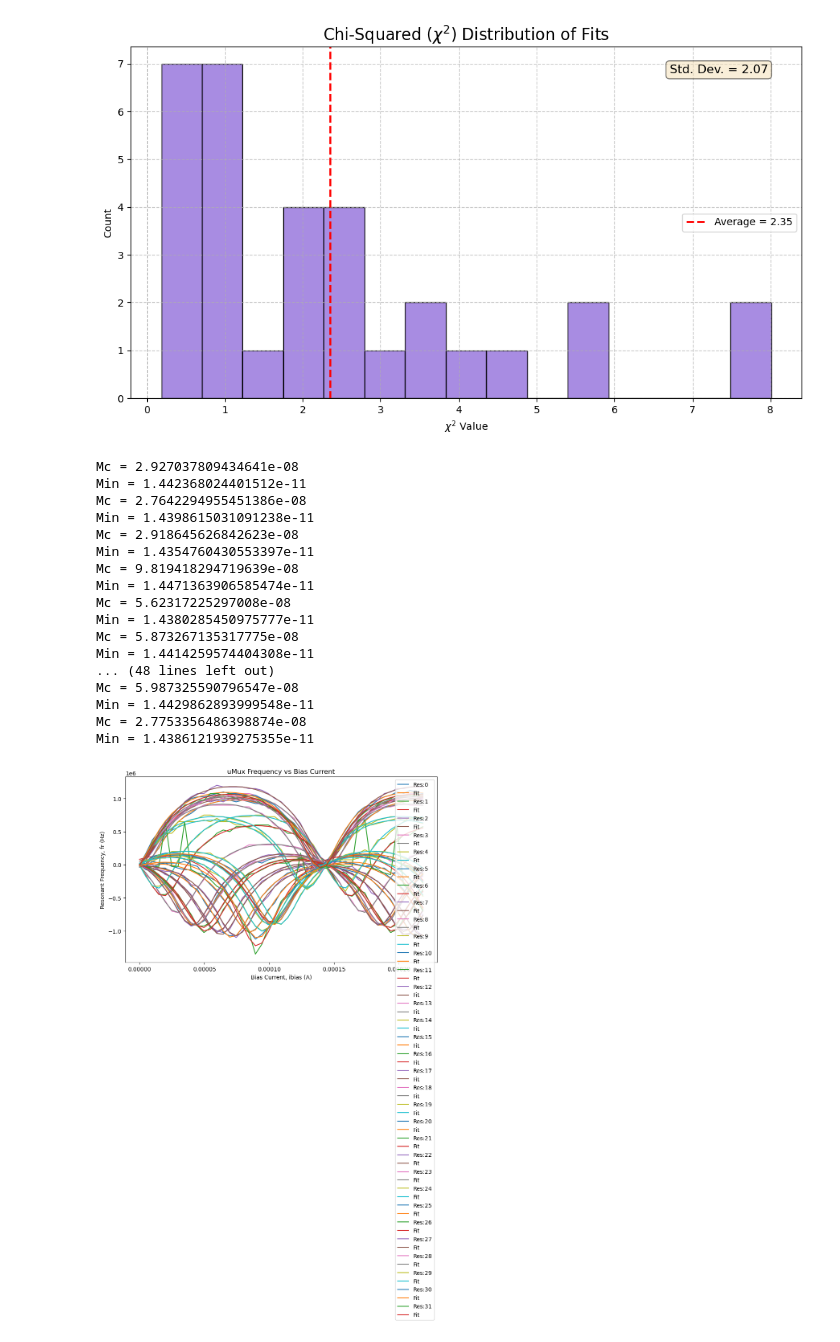
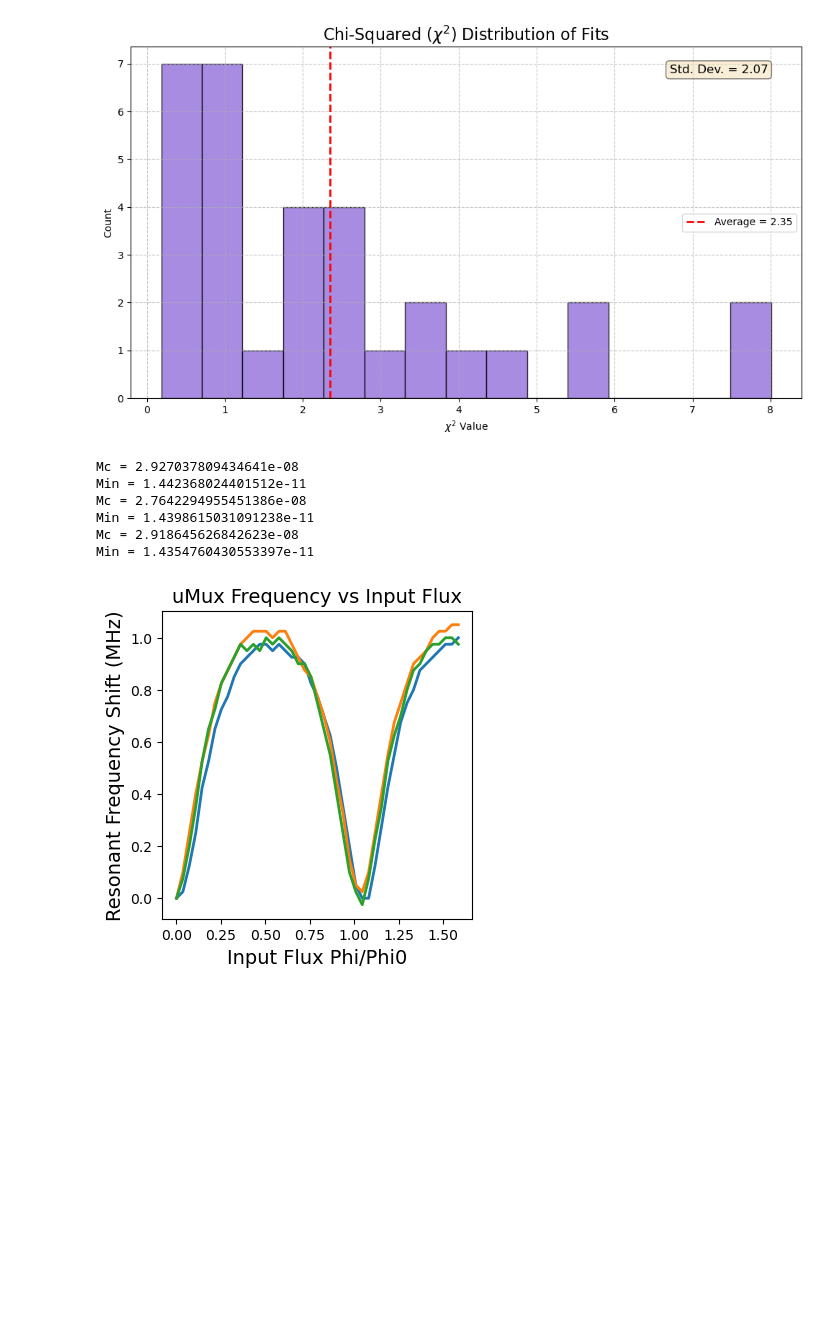
Before and after one commit to QTSF-Mines/Microwave-Multiplexing, a Jupyter notebook: resonator_fitting/NIST_resonators_Mines/NIST_umux.ipynb, the cells around one changed output. Drawn from its saved outputs; the diff is of its cells as text; code cells hidden in the pictures; blank space fills up the shorter version.

```diff
--- a/resonator_fitting/NIST_resonators_Mines/NIST_umux.ipynb
+++ b/resonator_fitting/NIST_resonators_Mines/NIST_umux.ipynb
@@ -130,68 +131,57 @@ min_idx = np.argmin(np.abs(s21_fr), axis=2)
 
 frs = fc[:, np.newaxis] + fbias[min_idx]
 
-plt.figure(figsize=(10, 6))
+plt.figure(figsize=(4, 4))
 
-plt.xlabel("Bias Current, ibias (A)")
-plt.ylabel("Resonant Frequency, fr (Hz)")
-plt.title("uMux Frequency vs Bias Current")
+plt.xlabel("Input Flux Phi/Phi0", fontsize = 14)
+plt.ylabel("Resonant Frequency Shift (MHz)", fontsize = 14)
+plt.title("uMux Frequency vs Input Flux", fontsize = 14)
 
 dfs = frs - frs[:, 0:1]
 bad_resonator = 16
 
 I0fits = np.empty(0)
 Minfits = np.empty(0)
 Mcfits = np.empty(0)
 fbfits = np.empty(0)
 lambfits = np.empty(0)
 
-
-for i in range(32):
-    plt.plot(ibias, dfs[i] , label = "Res:"+str(i))
+Phi0 = 2.067e-15
+for i in range(3):
+    plt.plot(ibias*15e-12/Phi0, dfs[i]*1e-6 , label = "Res:"+str(i), linewidth = 2)
     I0fit,Minfit,Mcfit,fbfit,lambfit = lf.fit_lambda(ibias, dfs[i])
     I0fits = np.append(I0fits,I0fit)
     Minfits = np.append(Minfits,Minfit)
     Mcfits = np.append(Mcfits,Mcfit)
     fbfits = np.append(fbfits,fbfit)
     lambfits = np.append(lambfits,lambfit)
     print("Mc =",Mcfit)
     print("Min =",Minfit)
     f0_fit = lf.f0_of_I(ibias,I0fit,Minfit,Mcfit,fbfit,lambfit)
-    plt.plot(ibias, f0_fit, label="Fit")
+    # plt.plot(ibias, f0_fit, label="Fit")
 
-plt.legend()
-plt.tight_layout()
-plt.show()
+# plt.legend(fontsize = 14)
+# plt.tight_layout()
+# plt.show()
 
 freqs = dfs
 
-np.savez('../../uMux_modeling/data/measured_flux_response.npz',
-         ibias = ibias,
-         freqs = freqs)
+# np.savez('../../uMux_modeling/data/measured_flux_response.npz',
+#          ibias = ibias,
+#          freqs = freqs)
 
-np.savez('../../uMux_modeling/data/flux_response_params.npz',
-         ibias=ibias,
-         I0fits=I0fits,
-         Minfits=Minfits,
-         Mcfits=Mcfits,
-         fbfits=fbfits,
-         lambfits=lambfits)
+# np.savez('../../uMux_modeling/data/flux_response_params.npz',
+#          ibias=ibias,
+#          I0fits=I0fits,
+#          Minfits=Minfits,
+#          Mcfits=Mcfits,
+#          fbfits=fbfits,
+#          lambfits=lambfits)
 # %% [output]
 Mc = 2.927037809434641e-08
 Min = 1.442368024401512e-11
 Mc = 2.7642294955451386e-08
 Min = 1.4398615031091238e-11
 Mc = 2.918645626842623e-08
 Min = 1.4354760430553397e-11
-Mc = 9.819418294719639e-08
-Min = 1.4471363906585474e-11
-Mc = 5.62317225297008e-08
-Min = 1.4380285450975777e-11
-Mc = 5.873267135317775e-08
-Min = 1.4414259574404308e-11
-... (48 lines left out)
-Mc = 5.987325590796547e-08
-Min = 1.4429862893999548e-11
-Mc = 2.7753356486398874e-08
-Min = 1.4386121939275355e-11
-[figure, old version]
+[figure, new version]
```
Also changed, not shown: parts of 1 cell of this notebook, 38 other files.
